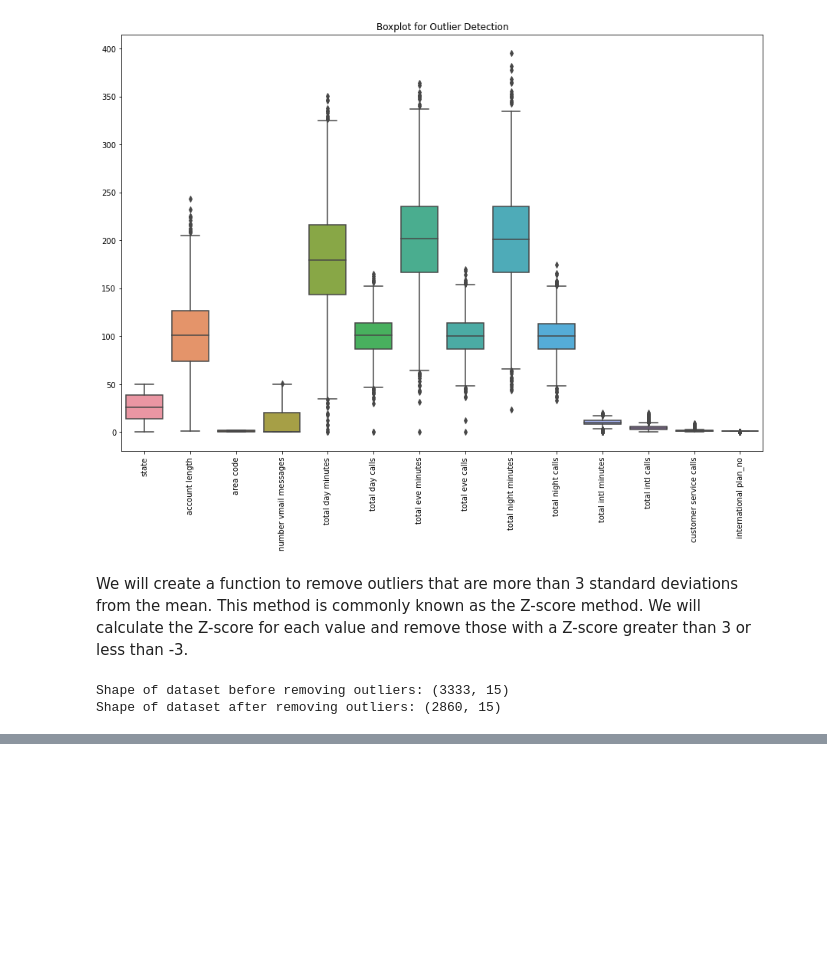
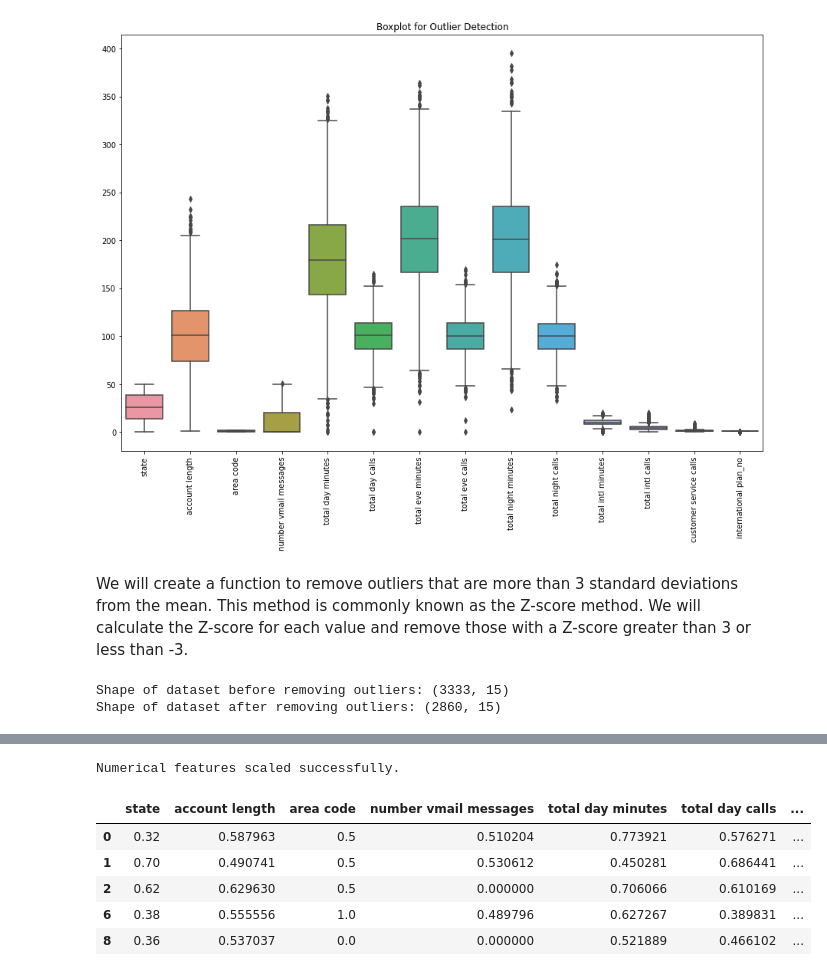
Before and after one commit to Agai-Beryl/Predicting-Customer-Churn-For-A-Leading-Telco-Using-Machine-Learning, a Jupyter notebook: MachineLearning.ipynb, the cells around one changed output, grey strips where cells are left out. Cells and saved outputs as stored; diff of their text form; code cells hidden in the pictures; blank space fills up the shorter version.

```diff
--- a/MachineLearning.ipynb
+++ b/MachineLearning.ipynb
@@ -959,0 +970,32 @@ Shape of dataset after removing outliers: (2860, 15)
+# %%
+#Initializing class
+
+class DataScaler:
+    def __init__(self, df, numerical_cols):
+        self.df = df
+        self.numerical_cols = numerical_cols
+        self.scaler = MinMaxScaler()
+
+    def scale_numerical_features(self):
+        self.df[self.numerical_cols] = self.scaler.fit_transform(self.df[self.numerical_cols])
+        return self.df
+
+# Identify numerical features in the dataset
+numerical_features = cleaned_dataset.select_dtypes(include=[np.number]).columns.tolist()
+
+# Initialize the DataScaler with the dataset and numerical features
+scaler = DataScaler(cleaned_dataset, numerical_features)
+
+# Scale the numerical features
+scaled_dataset = scaler.scale_numerical_features()
+
+print("Numerical features scaled successfully.")
+scaled_dataset.head()
+# %% [output]
+Numerical features scaled successfully.
+|  | state | account length | area code | number vmail messages | total day minutes | total day calls | ... |
+| 0 | 0.32 | 0.587963 | 0.5 | 0.510204 | 0.773921 | 0.576271 | ... |
+| 1 | 0.70 | 0.490741 | 0.5 | 0.530612 | 0.450281 | 0.686441 | ... |
+| 2 | 0.62 | 0.629630 | 0.5 | 0.000000 | 0.706066 | 0.610169 | ... |
+| 6 | 0.38 | 0.555556 | 1.0 | 0.489796 | 0.627267 | 0.389831 | ... |
+| 8 | 0.36 | 0.537037 | 0.0 | 0.000000 | 0.521889 | 0.466102 | ... |
```
Also changed, not shown: parts of 6 cells of this notebook.
